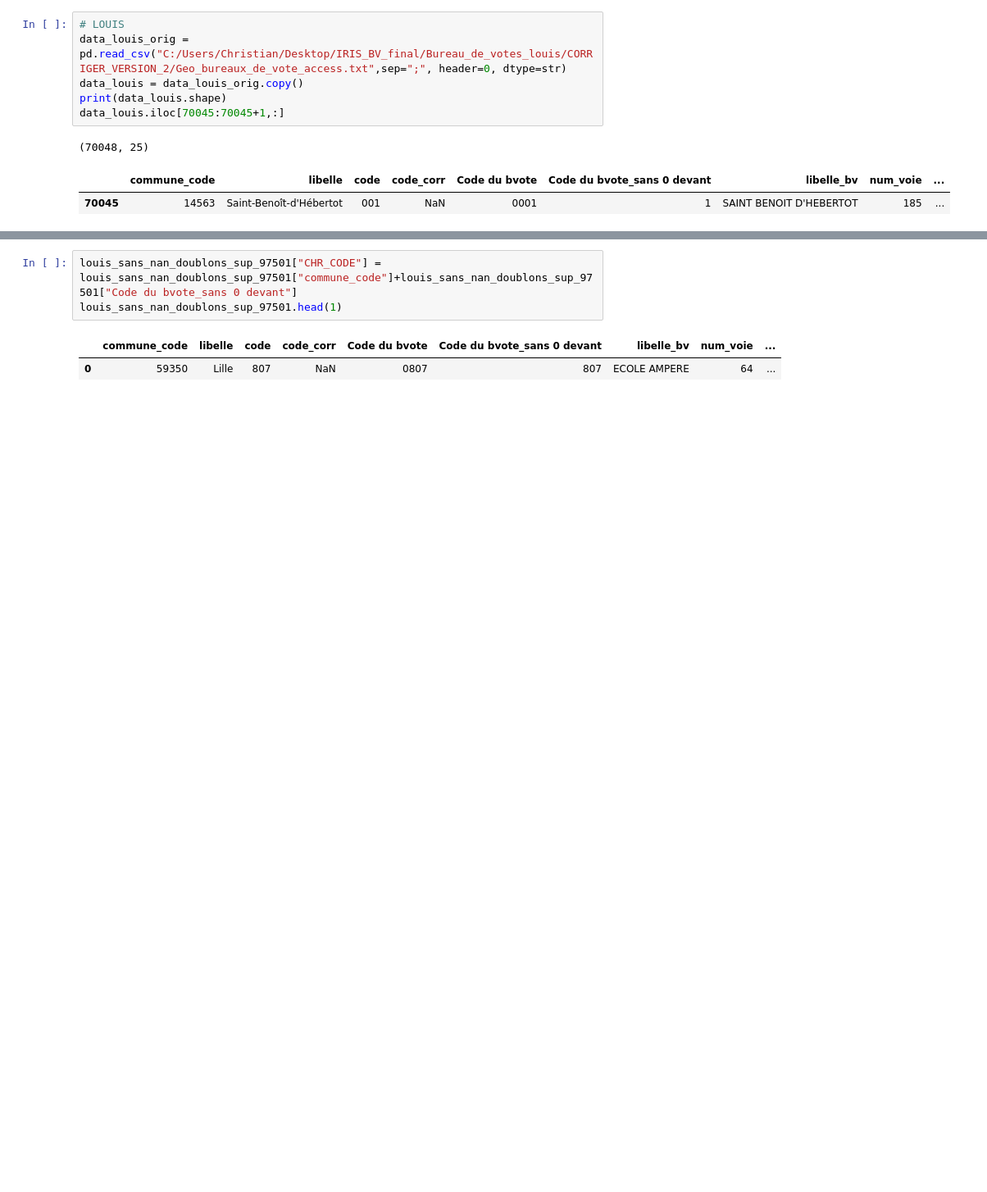
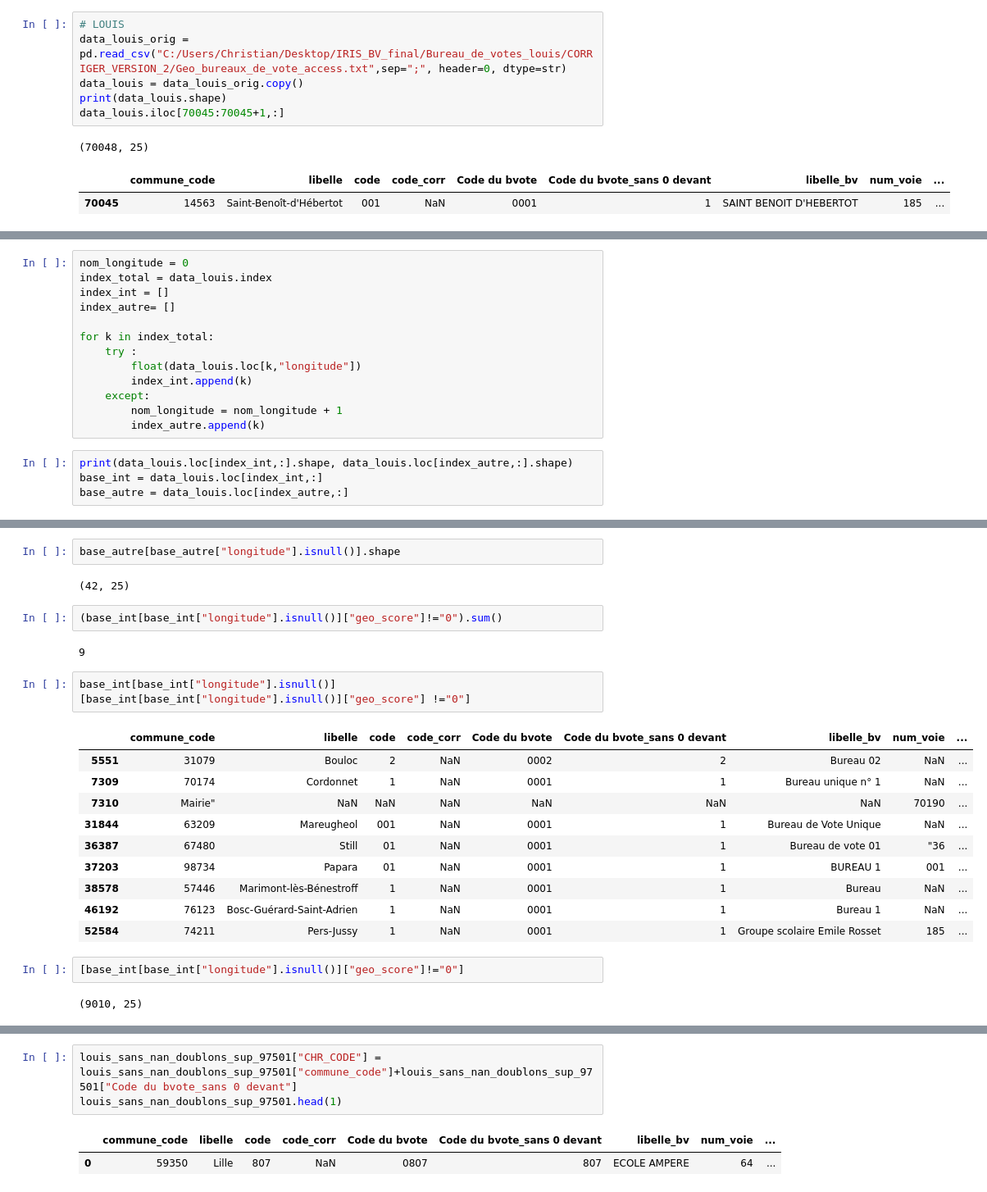
Before and after one commit to christian235711/IRIS_BV, a Jupyter notebook: CORRECTION_08_septembre.ipynb, the cells around one changed output, grey strips where cells are left out. Shown at 82% size. Saved outputs shown, nothing was run; the diff lists cells and outputs as text; blank space fills up the shorter version.

```diff
--- a/CORRECTION_08_septembre.ipynb
+++ b/CORRECTION_08_septembre.ipynb
@@ -17,0 +22,17 @@ data_louis.iloc[70045:70045+1,:]
+# %%
+nom_longitude = 0
+index_total = data_louis.index
+index_int = []
+index_autre= []
+
+for k in index_total:
+    try :
+        float(data_louis.loc[k,"longitude"])
+        index_int.append(k)
+    except:
+        nom_longitude = nom_longitude + 1
+        index_autre.append(k)
+# %%
+print(data_louis.loc[index_int,:].shape, data_louis.loc[index_autre,:].shape)
+base_int = data_louis.loc[index_int,:]
+base_autre = data_louis.loc[index_autre,:]
@@ -17,0 +49,25 @@ data_louis.iloc[70045:70045+1,:]
+# %%
+base_autre[base_autre["longitude"].isnull()].shape
+# %% [output]
+(42, 25)
+# %%
+(base_int[base_int["longitude"].isnull()]["geo_score"]!="0").sum()
+# %% [output]
+9
+# %%
+base_int[base_int["longitude"].isnull()][base_int[base_int["longitude"].isnull()]["geo_score"] !="0"]
+# %% [output]
+|  | commune_code | libelle | code | code_corr | Code du bvote | Code du bvote_sans 0 devant | libelle_bv | num_voie | ... |
+| 5551 | 31079 | Bouloc | 2 | NaN | 0002 | 2 | Bureau 02 | NaN | ... |
+| 7309 | 70174 | Cordonnet | 1 | NaN | 0001 | 1 | Bureau unique n° 1 | NaN | ... |
+| 7310 | Mairie" | NaN | NaN | NaN | NaN | NaN | NaN | 70190 | ... |
+| 31844 | 63209 | Mareugheol | 001 | NaN | 0001 | 1 | Bureau de Vote Unique | NaN | ... |
+| 36387 | 67480 | Still | 01 | NaN | 0001 | 1 | Bureau de vote 01 | "36 | ... |
+| 37203 | 98734 | Papara | 01 | NaN | 0001 | 1 | BUREAU 1 | 001 | ... |
+| 38578 | 57446 | Marimont-lès-Bénestroff | 1 | NaN | 0001 | 1 | Bureau | NaN | ... |
+| 46192 | 76123 | Bosc-Guérard-Saint-Adrien | 1 | NaN | 0001 | 1 | Bureau 1 | NaN | ... |
+| 52584 | 74211 | Pers-Jussy | 1 | NaN | 0001 | 1 | Groupe scolaire Emile Rosset | 185 | ... |
+# %%
+[base_int[base_int["longitude"].isnull()]["geo_score"]!="0"]
+# %% [output]
+(9010, 25)
```
Also changed, not shown: parts of 25 cells of this notebook.
